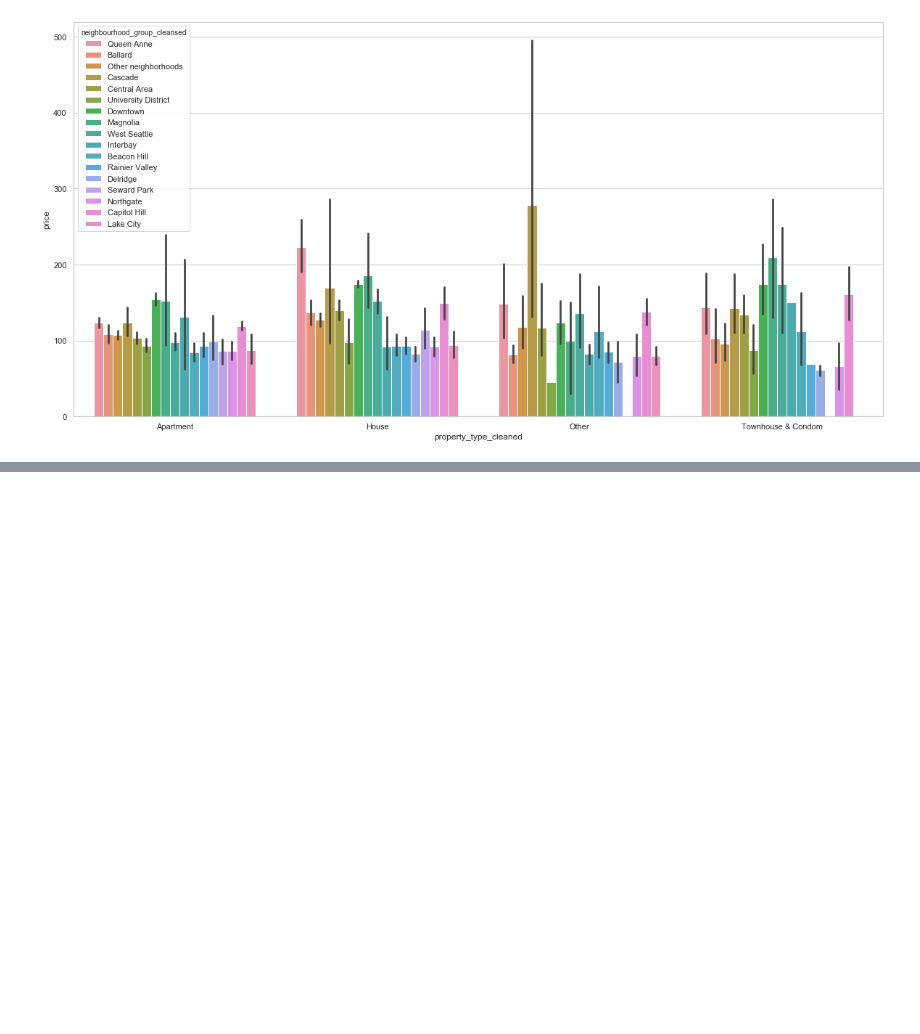
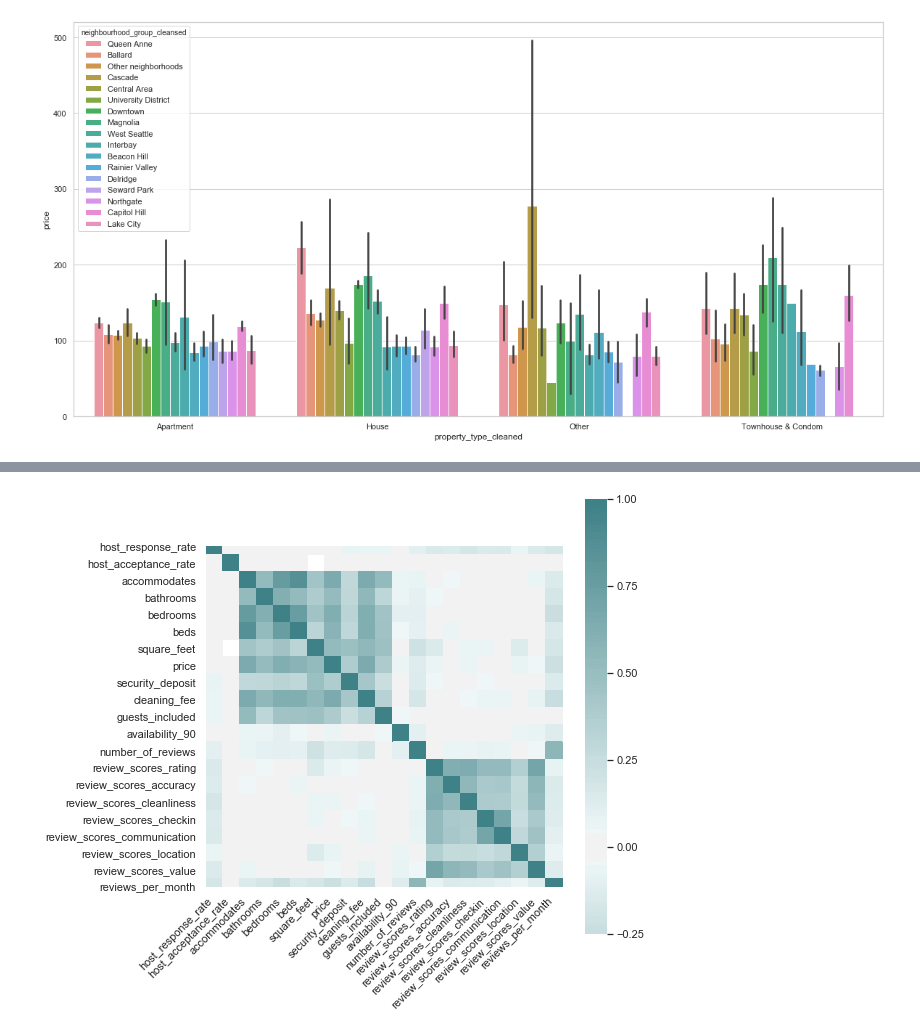
Before and after one commit to codeinair/python-basic, a Jupyter notebook: Regression/Regression-Airbnb-Seattle.ipynb, the cells around one changed output, grey strips where cells are left out. Cells and saved outputs as stored; diff of their text form; code cells hidden in the pictures; blank space fills up the shorter version.

```diff
--- a/Regression/Regression-Airbnb-Seattle.ipynb
+++ b/Regression/Regression-Airbnb-Seattle.ipynb
@@ -192,0 +202,3 @@ ax = sns.barplot(x="property_type_cleaned", y="price", hue="neighbourhood_group_
+# %%
+listings["review_scores_rating"] = listings["review_scores_rating"]/10
+listings["review_scores_rating"].describe()
@@ -192,0 +249,13 @@ ax = sns.barplot(x="property_type_cleaned", y="price", hue="neighbourhood_group_
+# %%
+keep_cols = ['host_response_time','host_response_rate', 'host_acceptance_rate', 'host_is_superhost',
+'neighbourhood_cleansed', 'neighbourhood_group_cleansed', 'property_type_cleaned', 'room_type', 'accommodates',
+'bathrooms', 'bedrooms', 'beds', 'bed_type', 'square_feet', 'price', 'security_deposit', 'cleaning_fee',
+'guests_included','extra_people', 'availability_90', 'number_of_reviews', 'review_scores_rating', 'review_scores_accuracy',
+'review_scores_cleanliness', 'review_scores_checkin','review_scores_communication', 'review_scores_location',
+'review_scores_value',  'instant_bookable','cancellation_policy','reviews_per_month']
+listing_clean = listings[keep_cols]
+# %%
+# convert numerical columns to float from string
+for col in ['host_response_rate', 'host_acceptance_rate','security_deposit', 'cleaning_fee']:
+    listing_clean[col] =  listing_clean[col].str.replace('$','').str.replace("%",'').str.replace(',','').astype('float64')
+listing_clean[['host_response_rate', 'host_acceptance_rate','security_deposit', 'cleaning_fee']].head()
@@ -192,0 +277,16 @@ ax = sns.barplot(x="property_type_cleaned", y="price", hue="neighbourhood_group_
+# %%
+corr = listing_clean.corr()
+fig, lheatmap = plt.subplots(figsize=(8,8))
+lheatmap = sns.heatmap(
+    corr,
+    vmin=-0.25, vmax=1, center=0,
+    cmap=sns.diverging_palette(200, 200, n=200),
+    square=True
+)
+lheatmap.set_xticklabels(
+    ax.get_xticklabels(),
+    rotation=45,
+    horizontalalignment='right'
+);
+# %% [output]
+[figure, added]
```
Also changed, not shown: parts of 9 cells of this notebook, 3 other files.
